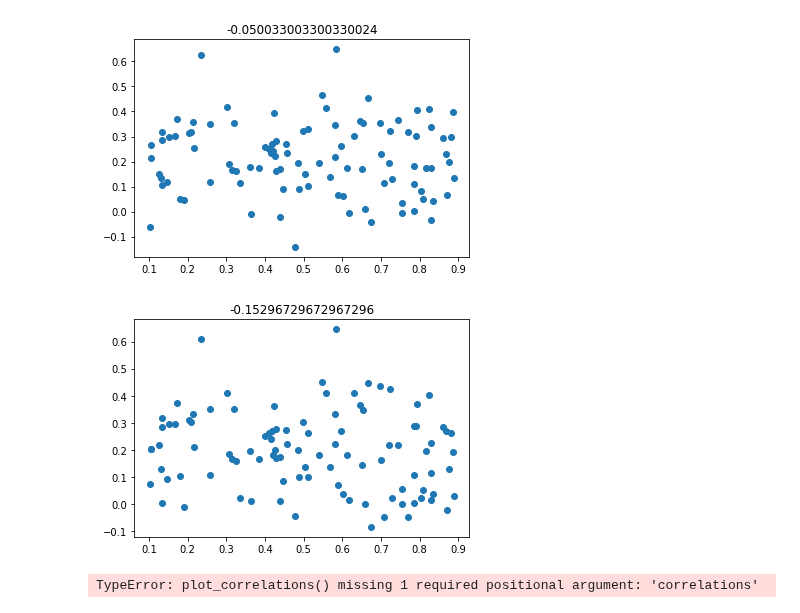
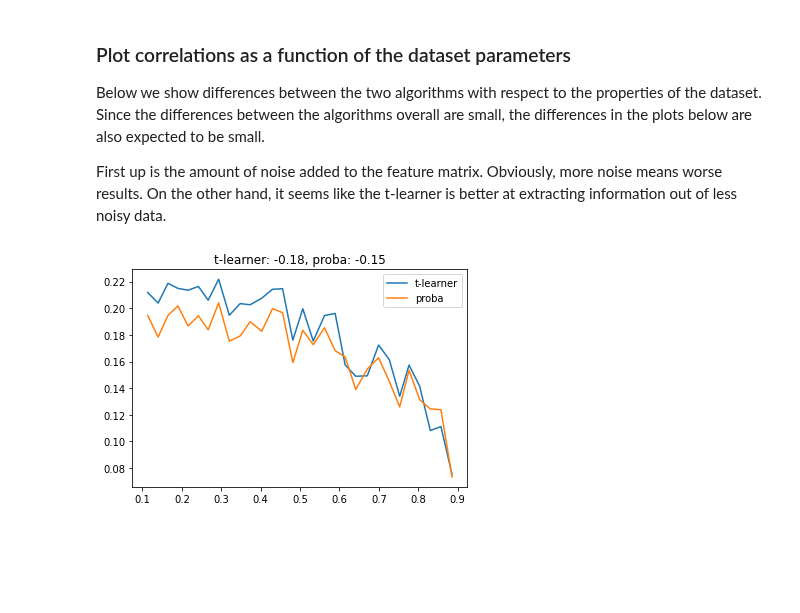
Before and after one commit to UtrechtUniversity/nudging, a Jupyter notebook: examples/simulation.ipynb, the cells around one changed output. Saved outputs shown, nothing was run; the diff lists cells and outputs as text; code cells hidden in the pictures; blank space fills up the shorter version.

Commit message:
Update simulation notebook with comments and data
Also made it so that the dataset generator creates both linear and
non-linear datasets by default.

```diff
--- a/examples/simulation.ipynb
+++ b/examples/simulation.ipynb
@@ -17,4 +23,0 @@ model_proba = ProbModel(LogisticRegression())
-# %%
-model_bayes.predictors = list(datasets[0].data["X"])
-model_proba.predictors = ["age", "gender"]
-model_bayes.predictors = ["age", "gender"]
@@ -22,6 +27,6 @@ model_bayes.predictors = ["age", "gender"]
 %%time
 all_corr_bayes = []
 for data in tqdm(datasets):
-    corr_bayes = np.mean(get_cate_correlations(model_bayes, data, data.truth["cate"]))
+    corr_bayes = np.mean(get_cate_correlations(model_bayes, data))
     all_corr_bayes.append(corr_bayes)
 # %% [output]
@@ -31,6 +38,6 @@ Wall time: 1min 17s
 %%time
 all_corr_proba = []
 for data in tqdm(datasets):
-    corr_proba = np.mean(get_cate_correlations(model_proba, data, data.truth["cate"]))
+    corr_proba = np.mean(get_cate_correlations(model_proba, data))
     all_corr_proba.append(corr_proba)
 # %% [output]
@@ -49,17 +74,22 @@ np.mean(all_corr_bayes), np.mean(all_corr_proba)
 # %%
-def plot_correlations(attr, correlations):
+def plot_correlations(attr, correlations_ridge, correlations_proba, n_data=50):
     x = np.array([data.truth[attr] for data in datasets])
-    xcor = spearmanr(x, correlations).correlation
-    plt.scatter(x, correlations)
-    plt.title(xcor)
+    xcor_ridge = spearmanr(x, correlations_ridge).correlation
+    xcor_proba = spearmanr(x, correlations_proba).correlation
+    x_smooth, y_smooth = smooth_data(x, correlations_ridge, n_data=n_data)
+    plt.plot(x_smooth, y_smooth, label="t-learner")
+    x_smooth, y_smooth = smooth_data(x, correlations_proba, n_data=n_data)
+    plt.plot(x_smooth, y_smooth, label="proba")
+    plt.title(f"t-learner: {xcor_ridge:.2f}, proba: {xcor_proba: .2f}")
+    plt.legend()
     plt.show()
+# %% [markdown]
+### Plot correlations as a function of the dataset parameters
+
+Below we show differences between the two algorithms with respect to the properties of the dataset. Since the differences between the algorithms overall are small, the differences in the plots below are also expected to be small.
+
+First up is the amount of noise added to the feature matrix. Obviously, more noise means worse results. On the other hand, it seems like the t-learner is better at extracting information out of less noisy data.
 # %%
-plot_correlations("noise_frac", all_corr_bayes)
-plot_correlations("noise_frac", all_corr_proba)
+plot_correlations("noise_frac", all_corr_bayes, all_corr_proba, n_data=30)
 # %% [output]
-[figure, old version]
+[figure, new version]
-[figure, removed]
-# %%
-plot_correlations("noise_frac")
-# %% [output]
-TypeError: plot_correlations() missing 1 required positional argument: 'correlations'
```
Also changed, not shown: parts of 23 cells of this notebook, 8 other files.
